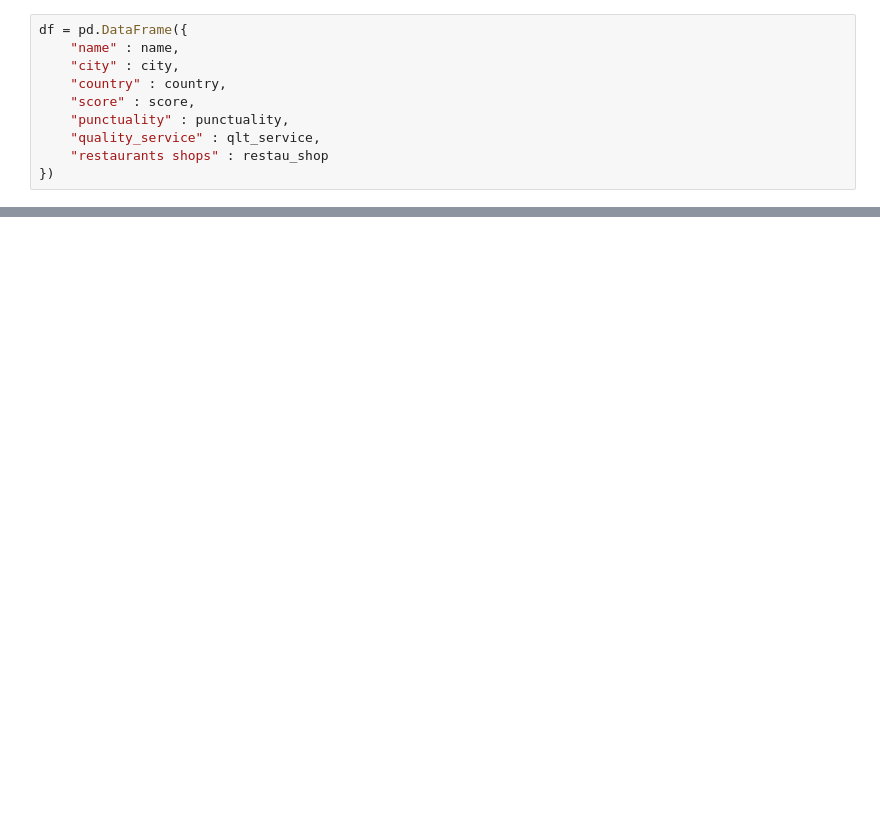
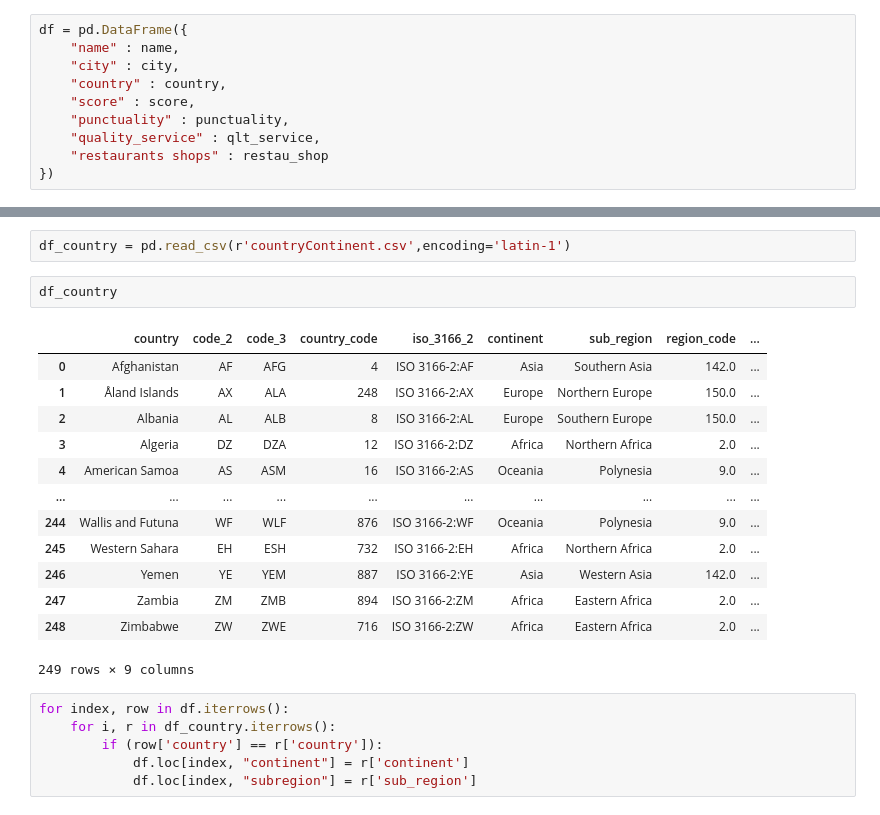
Before and after one commit to lexbal/mongodb_scrapping, a Jupyter notebook: main.ipynb, the cells around one changed output, grey strips where cells are left out. Drawn from its saved outputs; the diff is of its cells as text; blank space fills up the shorter version.

```diff
--- a/main.ipynb
+++ b/main.ipynb
@@ -244,0 +271,24 @@ df.count()
+# %%
+df_country = pd.read_csv(r'countryContinent.csv',encoding='latin-1')
+# %%
+df_country
+# %% [output]
+|  | country | code_2 | code_3 | country_code | iso_3166_2 | continent | sub_region | region_code | ... |
+| 0 | Afghanistan | AF | AFG | 4 | ISO 3166-2:AF | Asia | Southern Asia | 142.0 | ... |
+| 1 | Åland Islands | AX | ALA | 248 | ISO 3166-2:AX | Europe | Northern Europe | 150.0 | ... |
+| 2 | Albania | AL | ALB | 8 | ISO 3166-2:AL | Europe | Southern Europe | 150.0 | ... |
+| 3 | Algeria | DZ | DZA | 12 | ISO 3166-2:DZ | Africa | Northern Africa | 2.0 | ... |
+| 4 | American Samoa | AS | ASM | 16 | ISO 3166-2:AS | Oceania | Polynesia | 9.0 | ... |
+| ... | ... | ... | ... | ... | ... | ... | ... | ... | ... |
+| 244 | Wallis and Futuna | WF | WLF | 876 | ISO 3166-2:WF | Oceania | Polynesia | 9.0 | ... |
+| 245 | Western Sahara | EH | ESH | 732 | ISO 3166-2:EH | Africa | Northern Africa | 2.0 | ... |
+| 246 | Yemen | YE | YEM | 887 | ISO 3166-2:YE | Asia | Western Asia | 142.0 | ... |
+| 247 | Zambia | ZM | ZMB | 894 | ISO 3166-2:ZM | Africa | Eastern Africa | 2.0 | ... |
+| 248 | Zimbabwe | ZW | ZWE | 716 | ISO 3166-2:ZW | Africa | Eastern Africa | 2.0 | ... |
+249 rows × 9 columns
+# %%
+for index, row in df.iterrows():
+    for i, r in df_country.iterrows():
+        if (row['country'] == r['country']):
+            df.loc[index, "continent"] = r['continent']
+            df.loc[index, "subregion"] = r['sub_region']
```
Also changed, not shown: parts of 21 cells of this notebook.
